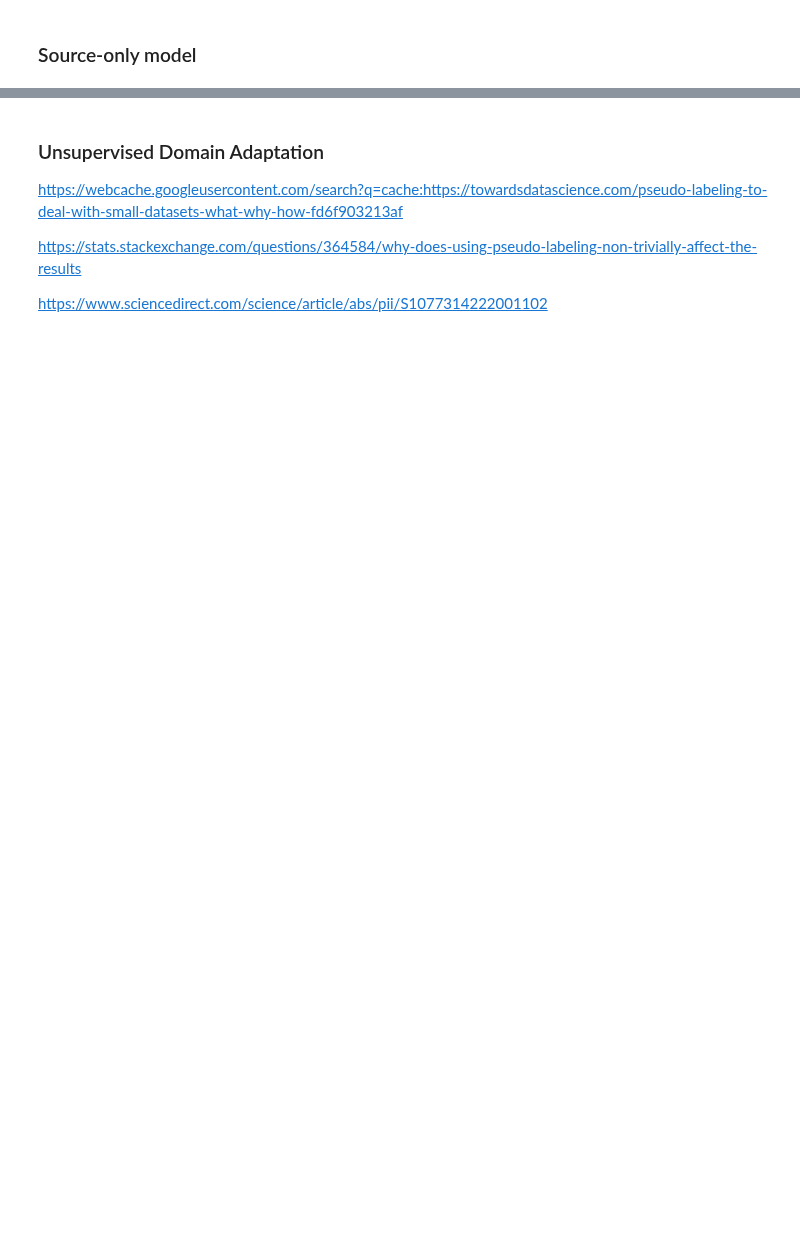
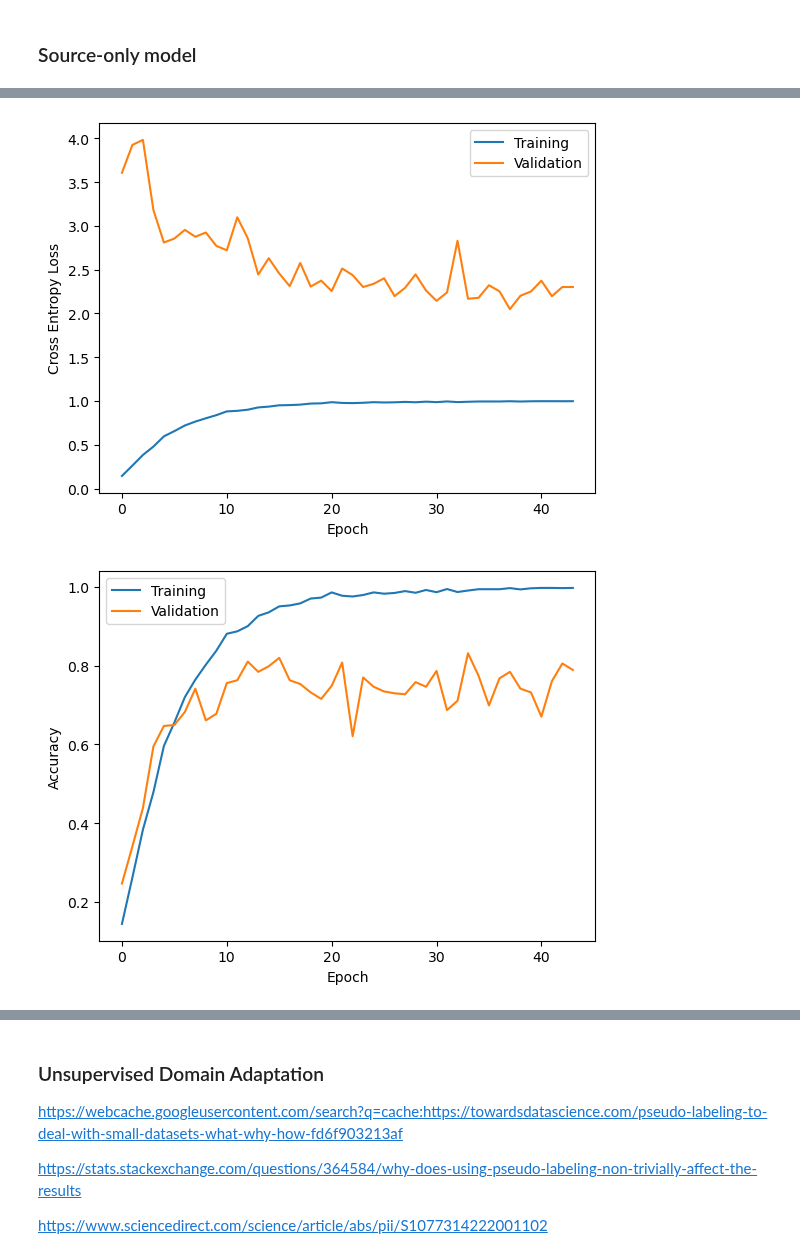
Before and after one commit to dimits-ts/deep_vision_domain_adaptation, a Jupyter notebook: domain_adaptation.ipynb, the cells around one changed output, grey strips where cells are left out. Cells and saved outputs as stored; diff of their text form; code cells hidden in the pictures; blank space fills up the shorter version.

Commit message:
Export learning curve functions to tasks.results

```diff
--- a/domain_adaptation.ipynb
+++ b/domain_adaptation.ipynb
@@ -168,7 +174,7 @@ import torchinfo
 model = torch.hub.load("pytorch/vision:v0.10.0", "resnet18", weights="DEFAULT").to(
     device
 )
-model.fc = nn.Linear(model.fc.in_features, len(set(encodings))).to(device)
+#model.fc = nn.Linear(model.fc.in_features, len(set(encodings))).to(device)
 
 criterion = nn.CrossEntropyLoss(label_smoothing=0.05)
 #https://arxiv.org/pdf/2405.13698
@@ -220,2 +229,8 @@ plt.show()
+# %%
+tasks.results.learning_curves_loss(history)
+tasks.results.learning_curves_accuracy(history)
+# %% [output]
+[figure, added]
+[figure, added]
 # %%
 tasks.results.classification_results(model, source_test_loader, class_names, device)
```
Also changed, not shown: parts of 32 cells of this notebook, 1 other file.
